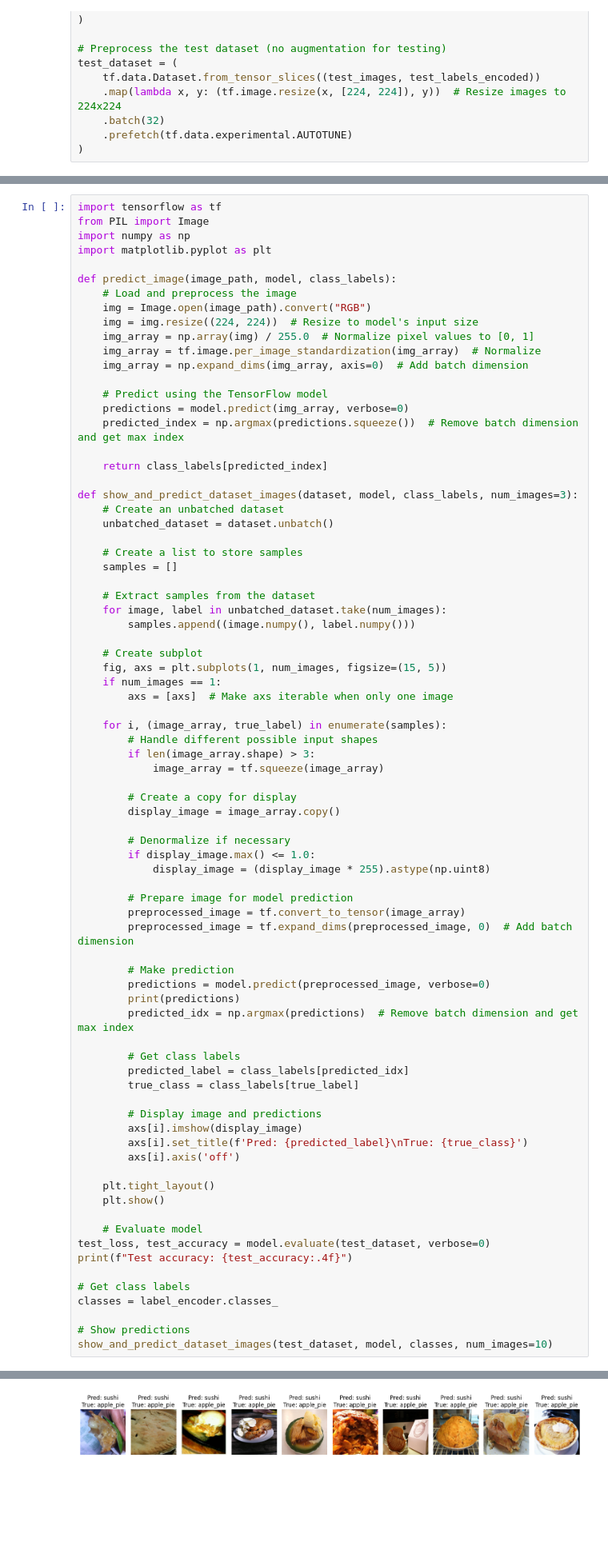
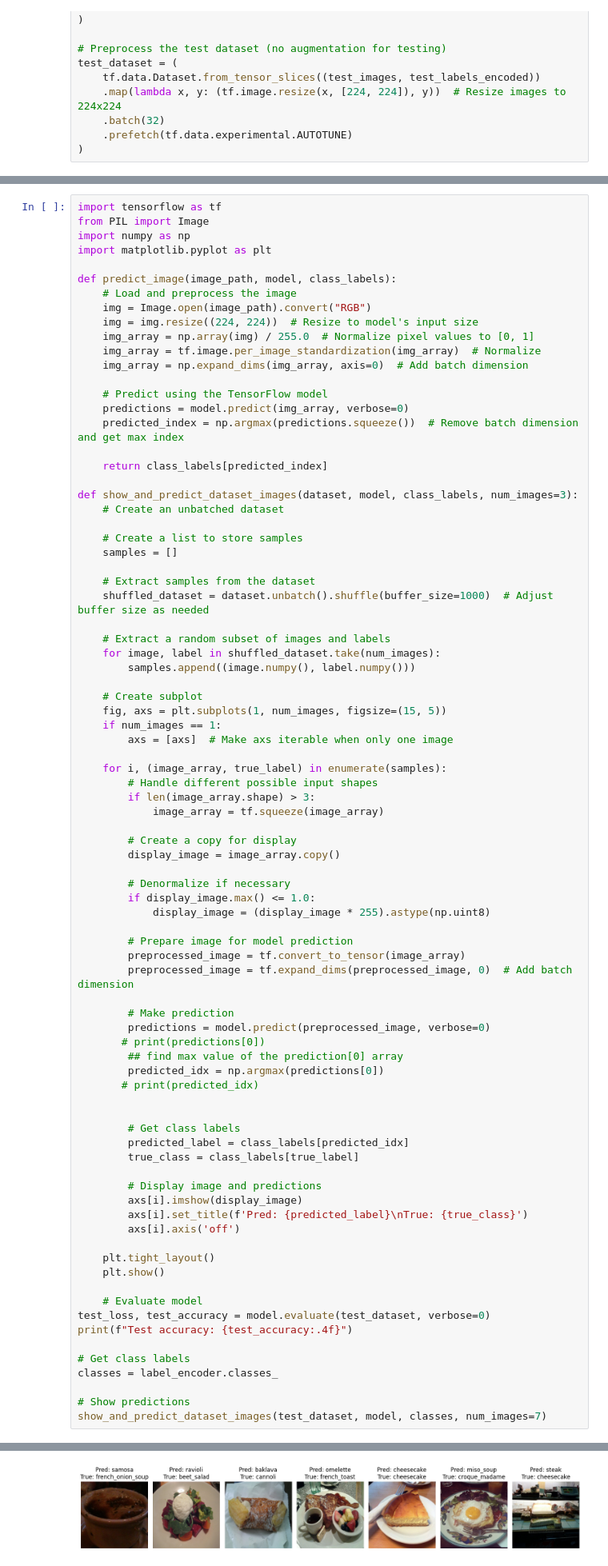
Before and after one commit to aiqbal34/ECS_174_FoodClassification, a Jupyter notebook: BasicNN.ipynb, the cells around one changed output, grey strips where cells are left out. Shown at 80% size. Saved outputs shown, nothing was run; the diff lists cells and outputs as text; blank space fills up the shorter version.

```diff
--- a/BasicNN.ipynb
+++ b/BasicNN.ipynb
@@ -265,13 +260,15 @@ def predict_image(image_path, model, class_labels):
 
 def show_and_predict_dataset_images(dataset, model, class_labels, num_images=3):
     # Create an unbatched dataset
-    unbatched_dataset = dataset.unbatch()
 
     # Create a list to store samples
     samples = []
 
     # Extract samples from the dataset
-    for image, label in unbatched_dataset.take(num_images):
+    shuffled_dataset = dataset.unbatch().shuffle(buffer_size=1000)  # Adjust buffer size as needed
+
+    # Extract a random subset of images and labels
+    for image, label in shuffled_dataset.take(num_images):
         samples.append((image.numpy(), label.numpy()))
 
     # Create subplot
@@ -297,8 +294,11 @@ def show_and_predict_dataset_images(dataset, model, class_labels, num_images=3):
 
         # Make prediction
         predictions = model.predict(preprocessed_image, verbose=0)
-        print(predictions)
-        predicted_idx = np.argmax(predictions)  # Remove batch dimension and get max index
+       # print(predictions[0])
+        ## find max value of the prediction[0] array
+        predicted_idx = np.argmax(predictions[0])
+       # print(predicted_idx)
+
 
         # Get class labels
         predicted_label = class_labels[predicted_idx]
@@ -320,5 +320,5 @@ print(f"Test accuracy: {test_accuracy:.4f}")
 classes = label_encoder.classes_
 
 # Show predictions
-show_and_predict_dataset_images(test_dataset, model, classes, num_images=10)
+show_and_predict_dataset_images(test_dataset, model, classes, num_images=7)
 # %% [output]
@@ -342 +326 @@ Test accuracy: 0.0099
-[figure, old version]
+[figure, new version]
```
Also changed, not shown: parts of 6 cells of this notebook.
